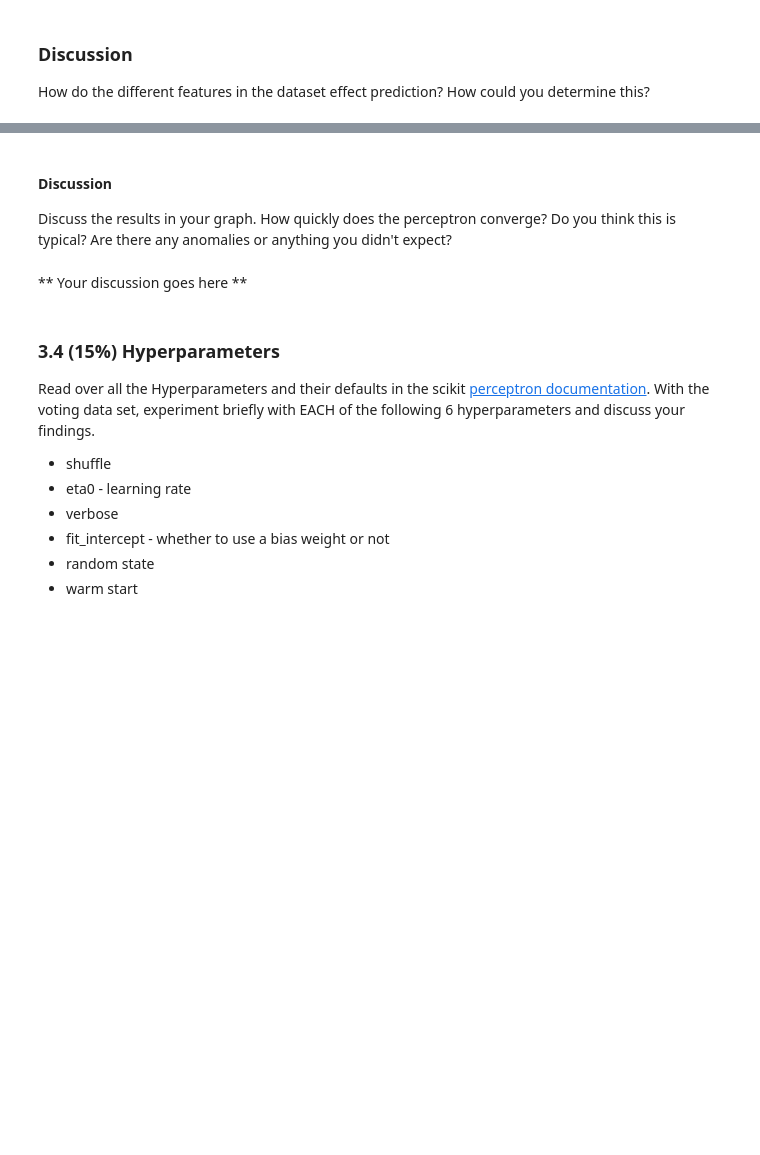
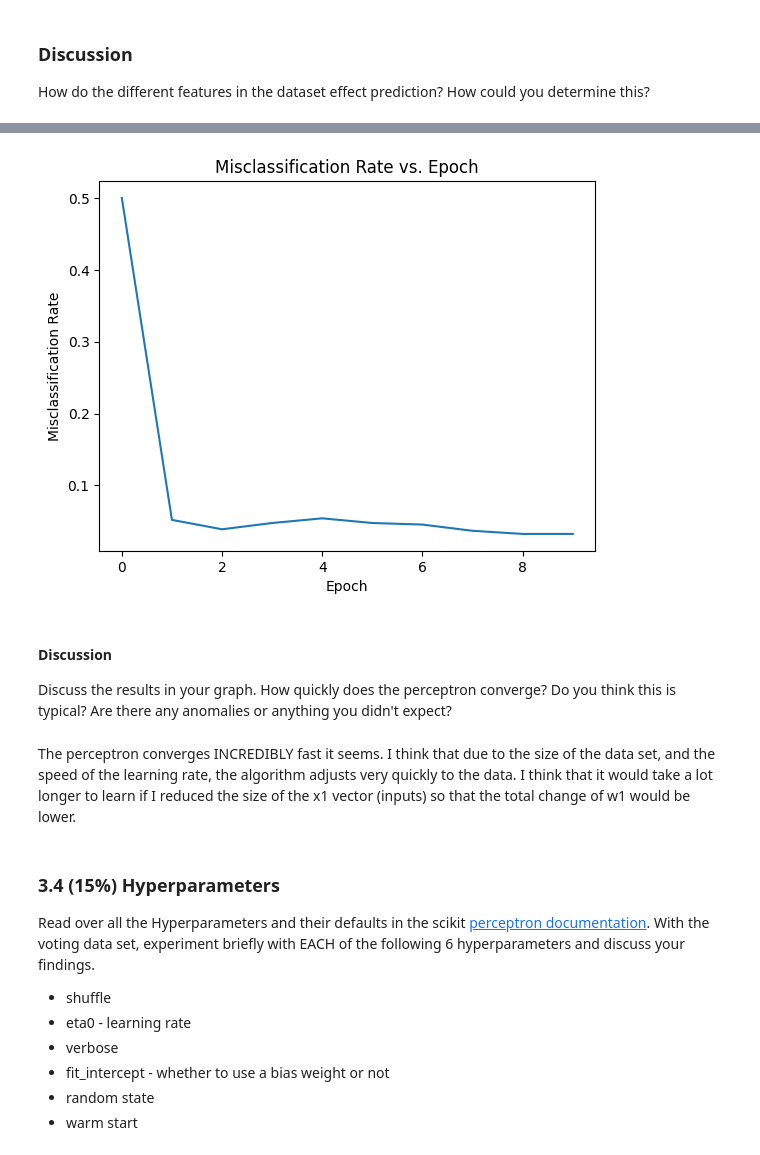
Before and after one commit to bigE4/cs270, a Jupyter notebook: labs/perceptron/Perceptron Lab.ipynb, the cells around one changed output, grey strips where cells are left out. Drawn from its saved outputs; the diff is of its cells as text; code cells hidden in the pictures; blank space fills up the shorter version.

Commit message:
perceptron lab completiong (-5% for no perceptron implementation

```diff
--- a/labs/perceptron/Perceptron Lab.ipynb
+++ b/labs/perceptron/Perceptron Lab.ipynb
@@ -354,3 +392,15 @@ This particular task is an edited version of the standard voting set, where we h
 - Which specific features are most critical for the voting task, and which are least critical?
 # %%
 #Learn once on the full voting data set.  If you Look at our tutorial at the beginning
+votingPerceptron2 = Perceptron(shuffle=False, verbose=0, eta0=1, max_iter=1)
+
+votingPerceptron2.fit(X,Y)
+print(names[2])
+print(names[3])
+print(names[10])
+print(names[11])
+
+
+print(votingPerceptron2.coef_)
+print(votingPerceptron2.intercept_)
+print(votingPerceptron2.score(X,Y))
@@ -371,23 +437,33 @@ Learn with the perceptron once on the full voting data set and graph the misclas
 # %%
 # Learn once on the full voting data set, while gathering info after every epoch
 # Then Graph it here.  Here is some sample graph code, but you can do it your own way, including using a bar graph, etc.
+
+
+votingPerceptron3 = Perceptron(shuffle=True, verbose=0, eta0=1, max_iter=1)
+print(1-votingPerceptron3.score(X,Y))
+
+rates = [.5,0.05206,0.0390,0.04772,0.05422,0.04772,0.04555,0.03687,0.03253,0.03253]
 
 def plot_misclassification(misclassification_rate):
     """
         Plots the misclassification rate
     Args:
         misclassification_rate (array-like): A 1D array or list of missclassifcation rate at every epoch
     """
     plt.plot(np.arange(len(misclassification_rate)), misclassification_rate)
     plt.title("Misclassification Rate vs. Epoch")
     plt.xlabel("Epoch")
     plt.ylabel("Misclassification Rate")
     plt.show()
+
+plot_misclassification(rates)
+# %% [output]
+[figure, added]
 # %% [markdown]
 #### Discussion
 Discuss the results in your graph. How quickly does the perceptron converge? Do you think this is typical? Are there any anomalies or anything you didn't expect?
-# %% [markdown]
-** Your discussion goes here **
+# %% [markdown]
+The perceptron converges INCREDIBLY fast it seems. I think that due to the size of the data set, and the speed of the learning rate, the algorithm adjusts very quickly to the data. I think that it would take a lot longer to learn if I reduced the size of the x1 vector (inputs) so that the total change of w1 would be lower.
 # %% [markdown]
 ### 3.4 (15%) Hyperparameters
 Read over all the Hyperparameters and their defaults in the scikit [perceptron documentation](https://scikit-learn.org/stable/modules/generated/sklearn.linear_model.Perceptron.html). With the voting data set, experiment briefly with EACH of the following 6 hyperparameters and discuss your findings.
```
Also changed, not shown: parts of 21 cells of this notebook, 1 other file.
